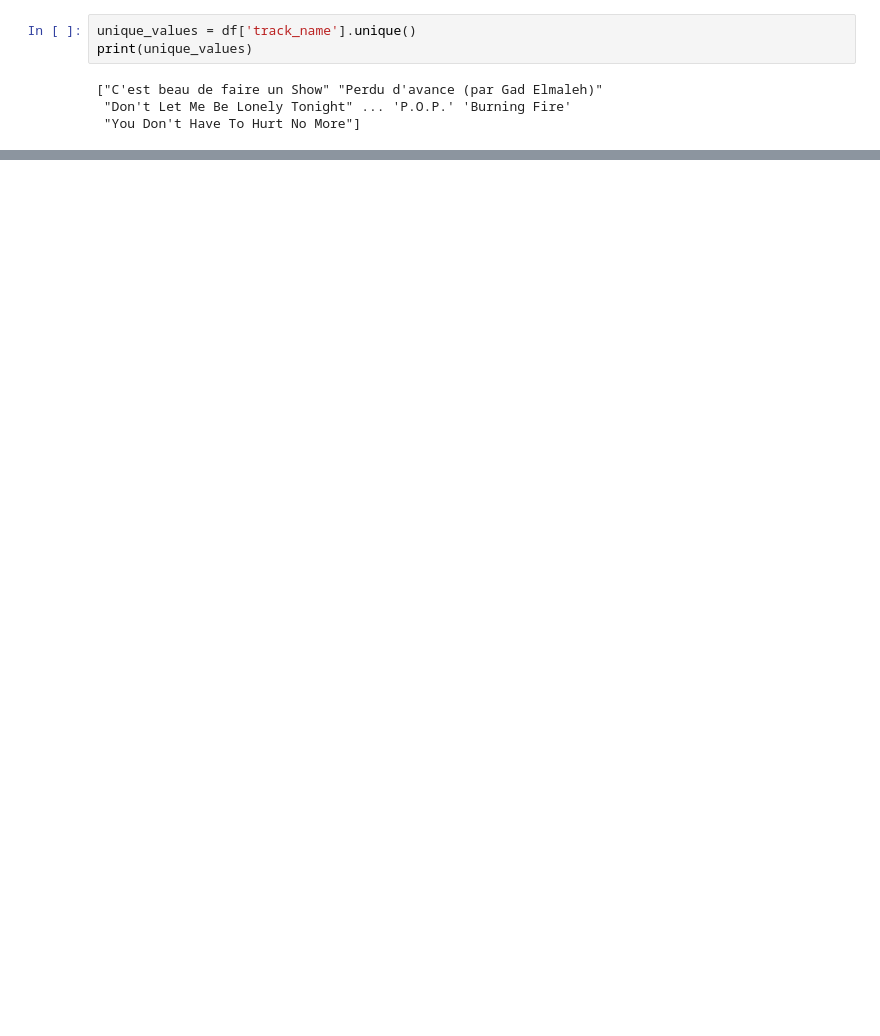
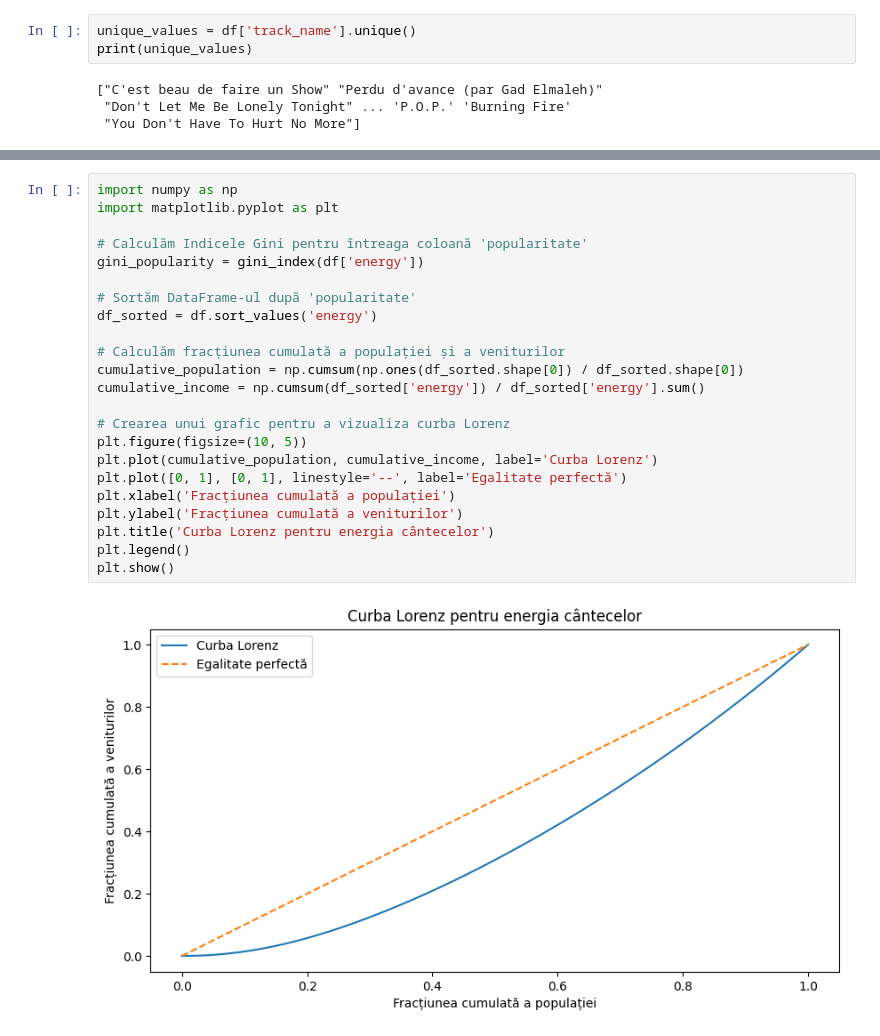
Before and after one commit to patrickaxinte/spp_spotify, a Jupyter notebook: spp_spotify.ipynb, the cells around one changed output, grey strips where cells are left out. Drawn from its saved outputs; the diff is of its cells as text; blank space fills up the shorter version.

```diff
--- a/spp_spotify.ipynb
+++ b/spp_spotify.ipynb
@@ -26,0 +215,25 @@ print(unique_values)
+# %%
+import numpy as np
+import matplotlib.pyplot as plt
+
+# Calculăm Indicele Gini pentru întreaga coloană 'popularitate'
+gini_popularity = gini_index(df['energy'])
+
+# Sortăm DataFrame-ul după 'popularitate'
+df_sorted = df.sort_values('energy')
+
+# Calculăm fracțiunea cumulată a populației și a veniturilor
+cumulative_population = np.cumsum(np.ones(df_sorted.shape[0]) / df_sorted.shape[0])
+cumulative_income = np.cumsum(df_sorted['energy']) / df_sorted['energy'].sum()
+
+# Crearea unui grafic pentru a vizualiza curba Lorenz
+plt.figure(figsize=(10, 5))
+plt.plot(cumulative_population, cumulative_income, label='Curba Lorenz')
+plt.plot([0, 1], [0, 1], linestyle='--', label='Egalitate perfectă')
+plt.xlabel('Fracțiunea cumulată a populației')
+plt.ylabel('Fracțiunea cumulată a veniturilor')
+plt.title('Curba Lorenz pentru energia cântecelor')
+plt.legend()
+plt.show()
+# %% [output]
+[figure, added]
```
Also changed, not shown: parts of 30 cells of this notebook.
